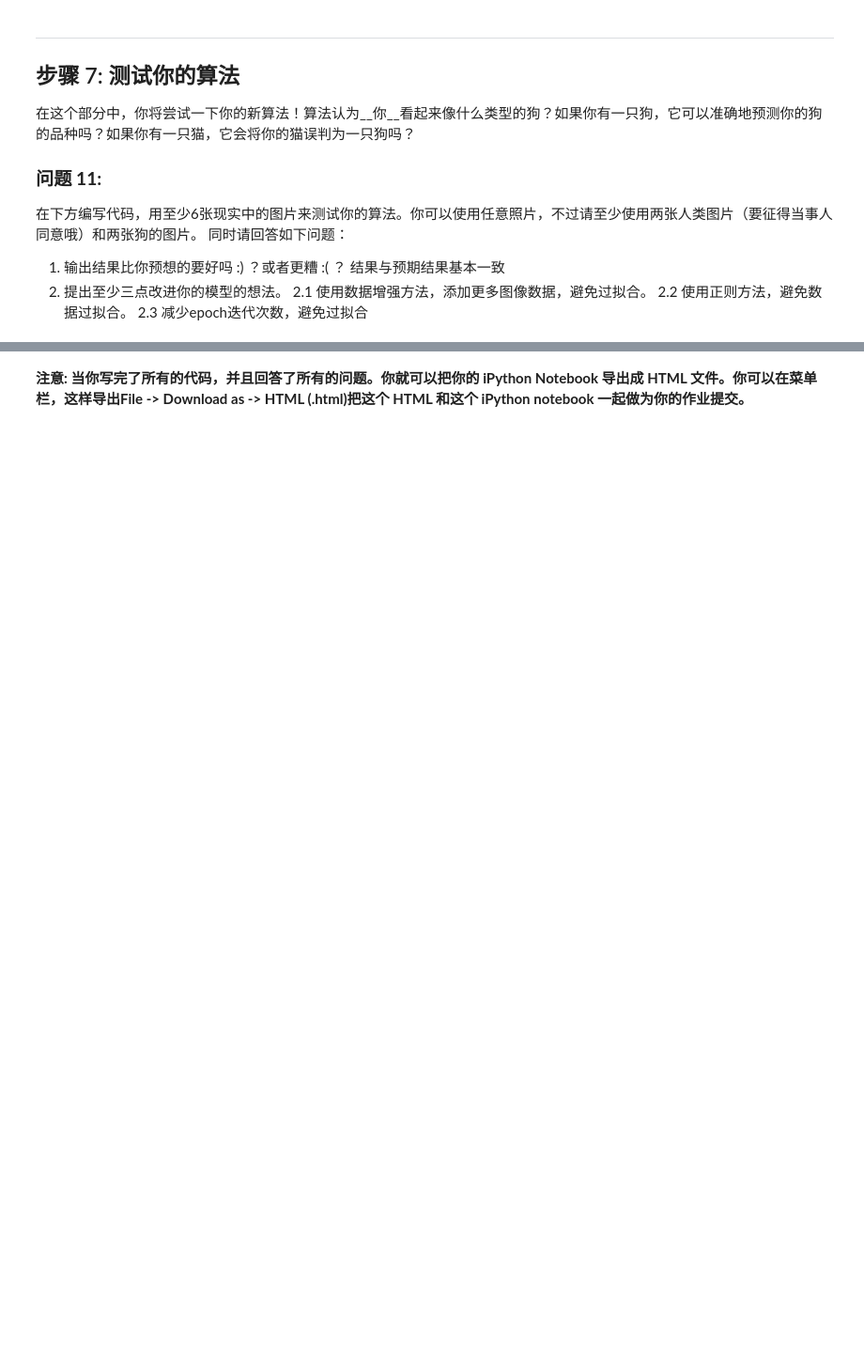
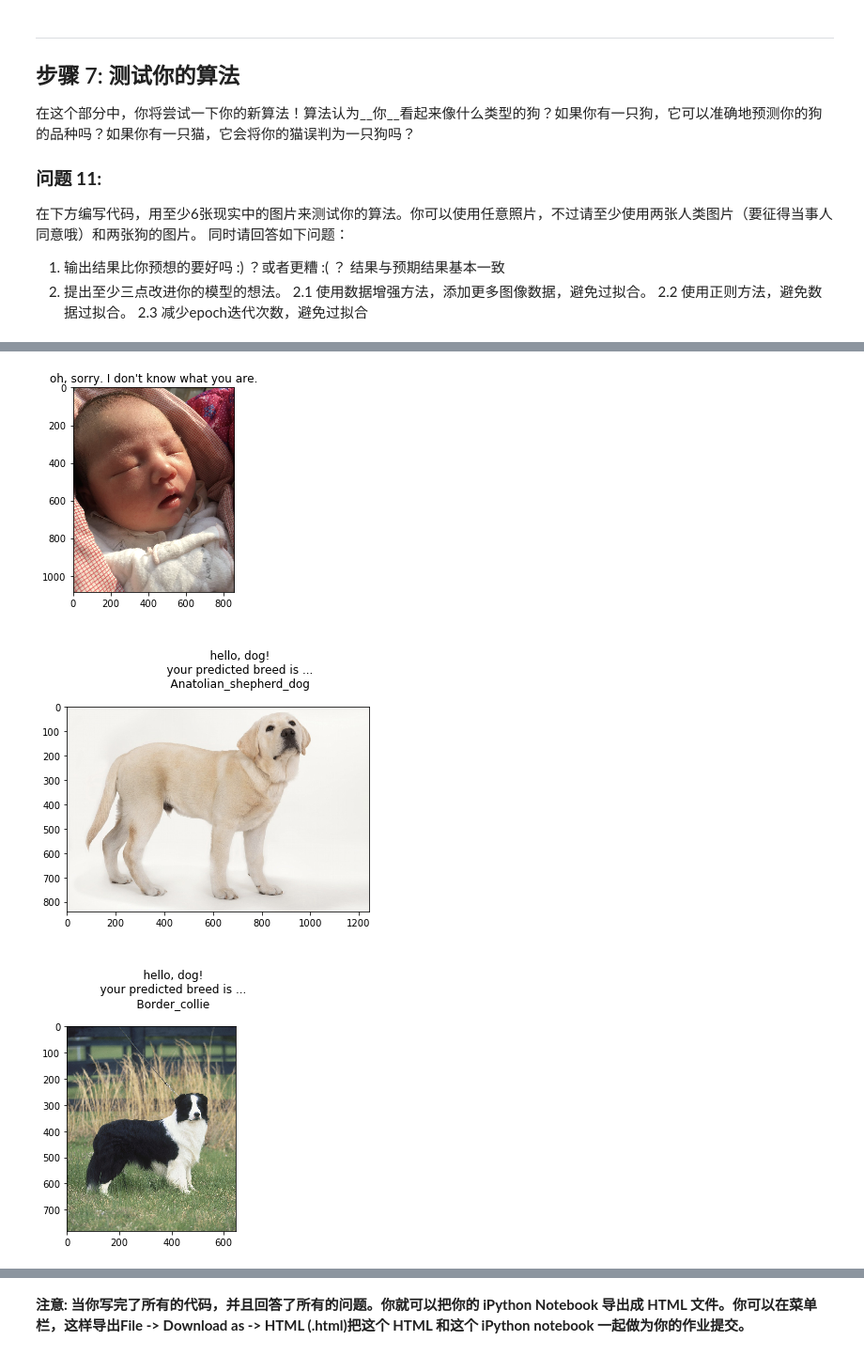
Before and after one commit to lovelymx/udacity-deeplearning, a Jupyter notebook: dog-project/dog_app.ipynb, the cells around one changed output, grey strips where cells are left out. Shown at 94% size. Cells and saved outputs as stored; diff of their text form; code cells hidden in the pictures; blank space fills up the shorter version.

```diff
--- a/dog-project/dog_app.ipynb
+++ b/dog-project/dog_app.ipynb
@@ -677,12 +679,13 @@ Resnet_model.compile(loss='categorical_crossentropy', optimizer='rmsprop', metri
 当然，你也可以对训练集进行 [数据增强](https://blog.keras.io/building-powerful-image-classification-models-using-very-little-data.html) 以优化模型的表现，不过这不是必须的步骤。
 # %%
 ### TODO: 训练模型
+from keras.callbacks import ModelCheckpoint
 checkpointer = ModelCheckpoint(filepath='saved_models/weights.best.Resnet50.hdf5',
                                verbose=1, save_best_only=True)
 
 Resnet_model.fit(train_Resnet50, train_targets,
           validation_data=(valid_Resnet50, valid_targets),
-          epochs=20, batch_size=20, callbacks=[checkpointer], verbose=1)
+          epochs=20, batch_size=64, callbacks=[checkpointer], verbose=1)
 # %% [output]
 Train on 6680 samples, validate on 835 samples
 Epoch 1/20
@@ -806,11 +809,7 @@ def detector(img_path):
         else:
             text = "oh, sorry. I don't know what you are."
 
-    img = cv2.imread(img_path)
-    cv_rgb = cv2.cvtColor(img, cv2.COLOR_BGR2RGB)
-    plt.imshow(cv_rgb)
-    plt.title(text)
-    plt.show()
+    return text
 # %% [markdown]
 ---
 <a id='step7'></a>
@@ -840,0 +833,15 @@ Downloading data from https://github.com/fchollet/deep-learning-models/releases/
+# %%
+## TODO: 在你的电脑上，在步骤6中，至少在6张图片上运行你的算法。
+## 自由地使用所需的代码单元数吧
+imgs = ['./images/{}.png'.format(i) for i in range(1,7)]
+for path in imgs:
+    text = detector(path)
+    img = cv2.imread(path)
+    cv_rgb = cv2.cvtColor(img, cv2.COLOR_BGR2RGB)
+    plt.title(text)
+    plt.imshow(cv_rgb)
+    plt.show()
+# %% [output]
+[figure, added]
+[figure, added]
+[figure, added]
```
Also changed, not shown: parts of 9 cells of this notebook, 2 other files.
